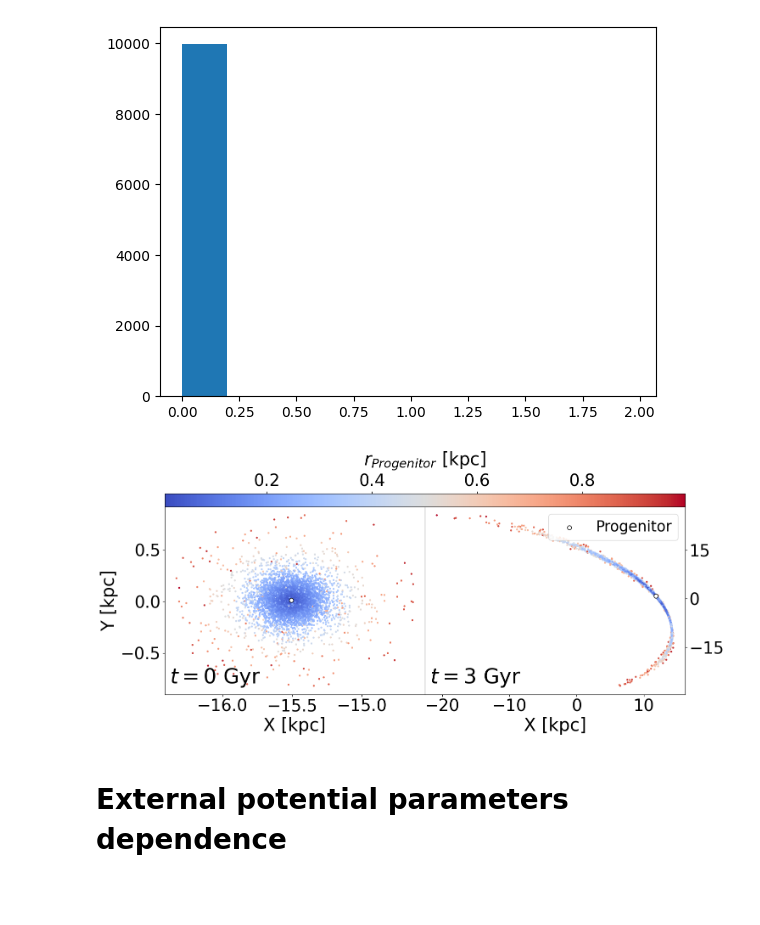
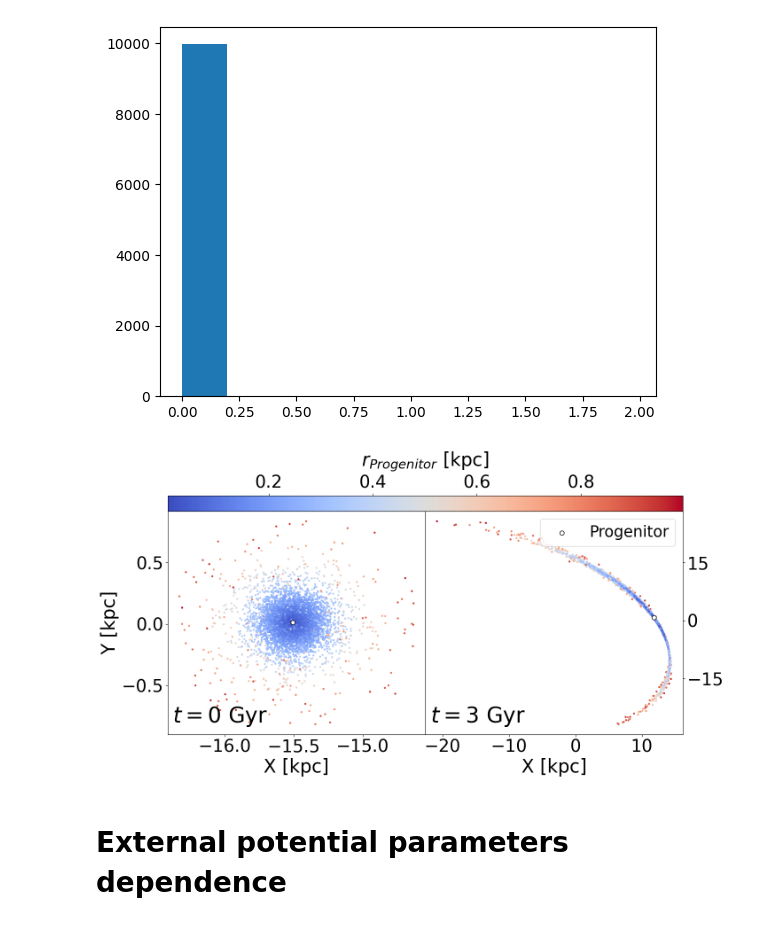
Before and after one commit to vepe99/sbi-sim, a Jupyter notebook: AA_paper/figure_1_2.ipynb, the cells around one changed output. Drawn from its saved outputs; the diff is of its cells as text; code cells hidden in the pictures; blank space fills up the shorter version.

```diff
--- a/AA_paper/figure_1_2.ipynb
+++ b/AA_paper/figure_1_2.ipynb
@@ -397,7 +397,7 @@ fontsize = 30
 mask = jnp.linalg.norm(snapshots.states[0, :, 0] - snapshots_com.states[-1, :, 0], axis=1) < 0.1
 
 
-fig = plt.figure(figsize=(15, 7), constrained_layout=False, layout='tight', rasterized=True)
+fig = plt.figure(figsize=(15, 7), rasterized=True)
 gs = fig.add_gridspec(nrows=2, ncols=2, height_ratios=[0.07, 1.0], hspace=0.0, wspace=0.0)
 
 ax1 = fig.add_subplot(gs[1, 0])
@@ -437,34 +437,34 @@ ax2.legend(fontsize=fontsize-5, loc='upper right')
 cax = fig.add_subplot(gs[0, :])
 cb = fig.colorbar(sc1, cax=cax, orientation='horizontal', )
 cb.set_label(r"$r_{Progenitor}$ [kpc]", fontsize=fontsize, labelpad=14)
 cb.ax.xaxis.set_label_position('top')
 cb.ax.xaxis.set_ticks_position('top')
 cb.ax.tick_params(top=True, bottom=False, labeltop=True, labelbottom=False, labelsize=fontsize-2)
 
 
 #add text annotations
 ax1.text(0.02, 0.03, "$t = 0$ Gyr", transform=ax1.transAxes,
          ha="left", va="bottom", fontsize=fontsize+5, color="k", zorder=10)
 
 ax2.text(0.02, 0.03, "$t = 3$ Gyr", transform=ax2.transAxes,
          ha="left", va="bottom", fontsize=fontsize+5, color="k", zorder=10)
 
 
 #ticks
 
 from matplotlib.ticker import MaxNLocator
 
 # Reduce number of ticks and set tick label size for each subplot
 ax1.xaxis.set_major_locator(MaxNLocator(nbins=4))  # <= max ~4 ticks on X
 ax1.yaxis.set_major_locator(MaxNLocator(nbins=4))  # <= max ~4 ticks on Y
 ax1.tick_params(axis='both', which='major', labelsize=fontsize-2)
 
 ax2.xaxis.set_major_locator(MaxNLocator(nbins=4))
 ax2.yaxis.set_major_locator(MaxNLocator(nbins=4))
 ax2.tick_params(axis='both', which='major', labelsize=fontsize-2)
 fig.savefig("figure_2.pdf", dpi=300, bbox_inches='tight', )
 # %% [output]
-[figure, old version]
+[figure, new version]
 # %% [markdown]
 # External potential parameters dependence
 # %%
```
Also changed, not shown: 2 other files.
